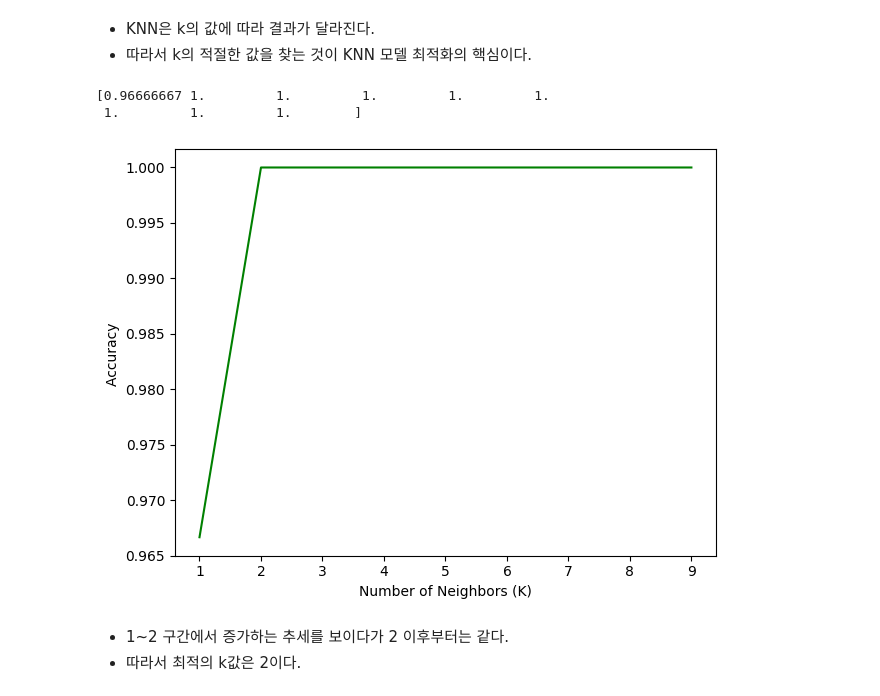
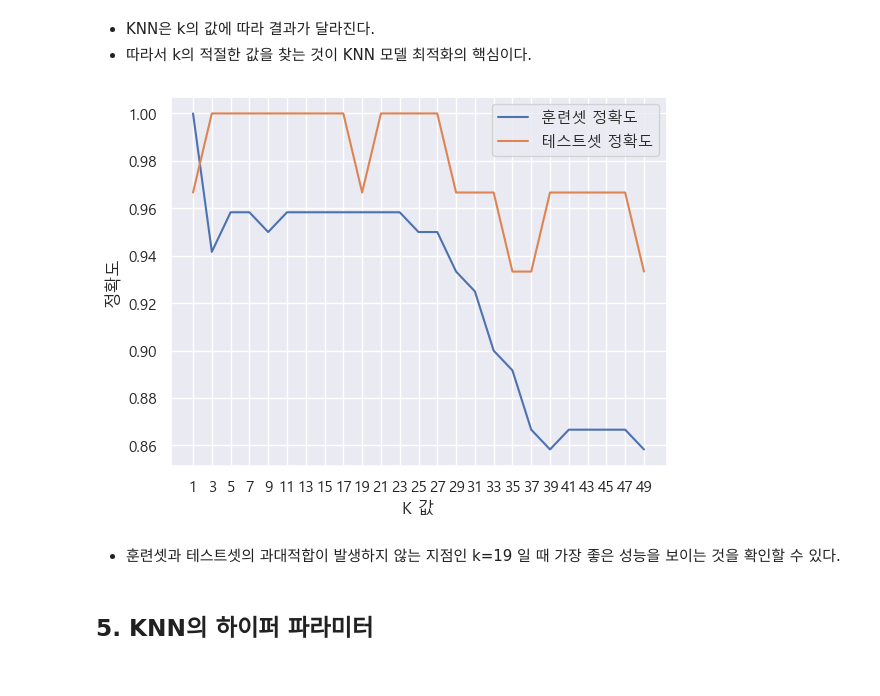
Before and after one commit to DoIn-Sin/ML_Study, a Jupyter notebook: KNN.ipynb, the cells around one changed output. Cells and saved outputs as stored; diff of their text form; code cells hidden in the pictures.

```diff
--- a/KNN.ipynb
+++ b/KNN.ipynb
@@ -202,33 +203,33 @@ F1 Score: 1.0
 # %% [markdown]
 - KNN은 k의 값에 따라 결과가 달라진다.
 - 따라서 k의 적절한 값을 찾는 것이 KNN 모델 최적화의 핵심이다.
-# %%
-import numpy as np
-import matplotlib.pyplot as plt
-
-# 최적K 찾기
-Ks = 10
-mean_acc = np.zeros((Ks - 1))
-std_acc = np.zeros((Ks - 1))
-
-for n in range(1, Ks):
-    # Train Model and Predict
-    clf = KNeighborsClassifier(n_neighbors=n).fit(X_train, y_train)
-    yhat = clf.predict(X_test)
-    mean_acc[n - 1] = accuracy_score(y_test, yhat)
-
-print(mean_acc)
-
-# 시각화
-plt.plot(range(1,Ks),mean_acc,'g')
-plt.ylabel('Accuracy ')
-plt.xlabel('Number of Neighbors (K)')
-plt.tight_layout()
-plt.show()
-# %% [output]
-[0.96666667 1.         1.         1.         1.         1.
- 1.         1.         1.        ]
-[figure, removed]
-# %% [markdown]
-- 1~2 구간에서 증가하는 추세를 보이다가 2 이후부터는 같다.
-- 따라서 최적의 k값은 2이다.
+# %%
+import numpy as np
+import matplotlib.pyplot as plt
+import seaborn as sns
+
+plt.rc("font", family = "Malgun Gothic")
+
+training_accuracy = []
+test_accuracy = []
+
+# 1~50 범위에서 최적의 K값 찾기
+for k in range(1, 50, 2):
+    knn_clf = KNeighborsClassifier(n_neighbors=k)
+    knn_clf.fit(X_train, y_train)
+    training_accuracy.append(knn_clf.score(X_train, y_train))
+    test_accuracy.append(knn_clf.score(X_test, y_test))
+
+plt.plot(range(1, 50, 2), training_accuracy, label='훈련셋 정확도')
+plt.plot(range(1, 50, 2), test_accuracy, label='테스트셋 정확도')
+plt.xticks(range(1, 50, 2))
+plt.ylabel("정확도")
+plt.xlabel("K 값")
+plt.legend()
+plt.show()
+# %% [output]
+[figure, added]
+# %% [markdown]
+- 훈련셋과 테스트셋의 과대적합이 발생하지 않는 지점인 k=19 일 때 가장 좋은 성능을 보이는 것을 확인할 수 있다.
+# %% [markdown]
+## 5. KNN의 하이퍼 파라미터
```
Also changed, not shown: parts of 6 cells of this notebook, 3 other files.
